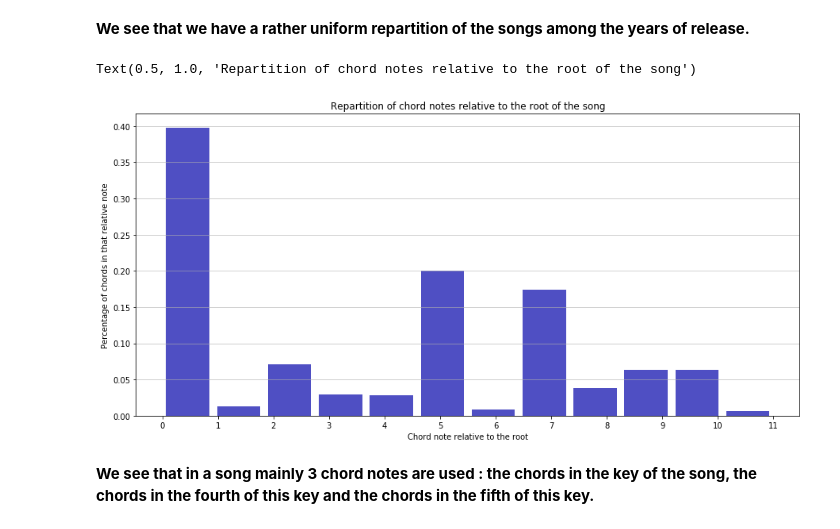
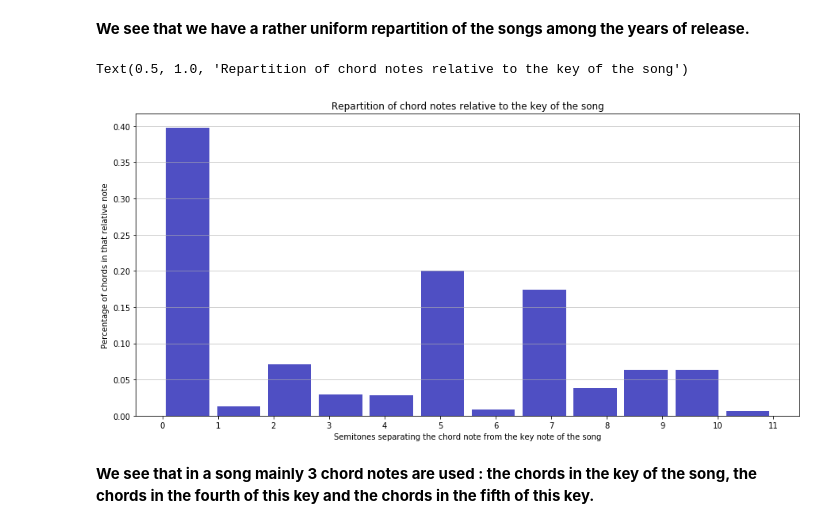
Before and after one commit to lucieperrotta/Digital-Musicology, a Jupyter notebook: preprocessing/dataset preprocessing.ipynb, the cells around one changed output. Drawn from its saved outputs; the diff is of its cells as text; code cells hidden in the pictures.

```diff
--- a/preprocessing/dataset preprocessing.ipynb
+++ b/preprocessing/dataset preprocessing.ipynb
@@ -239,18 +220,18 @@ Text(0.5, 1.0, 'Repartition of the songs according to the years of release of th
 # %%
 relative_chord_note = [int(clean_data[k][4][m][0]) for k in range(890) for m in range(clean_data[k][4].shape[0]) ]
 
 plt.figure()
 plt.rcParams["figure.figsize"] = (15,7)
 
 n, bins, patches = plt.hist(x=relative_chord_note, bins=12, density=True, color='#0504aa',alpha=0.7, rwidth=0.85)
 plt.grid(axis='y', alpha=0.75)
 plt.xticks(range(0,12))
-plt.xlabel('Chord note relative to the root')
+plt.xlabel('Semitones separating the chord note from the key note of the song')
 plt.ylabel('Percentage of chords in that relative note')
-plt.title('Repartition of chord notes relative to the root of the song')
+plt.title('Repartition of chord notes relative to the key of the song')
 # %% [output]
-Text(0.5, 1.0, 'Repartition of chord notes relative to the root of the song')
+Text(0.5, 1.0, 'Repartition of chord notes relative to the key of the song')
-[figure, old version]
+[figure, new version]
 # %% [markdown]
 **We see that in a song mainly 3 chord notes are used : the chords in the key of the song, the chords in the fourth of this key and the chords in the fifth of this key.**
 # %%
```
Also changed, not shown: parts of 1 cell of this notebook.
